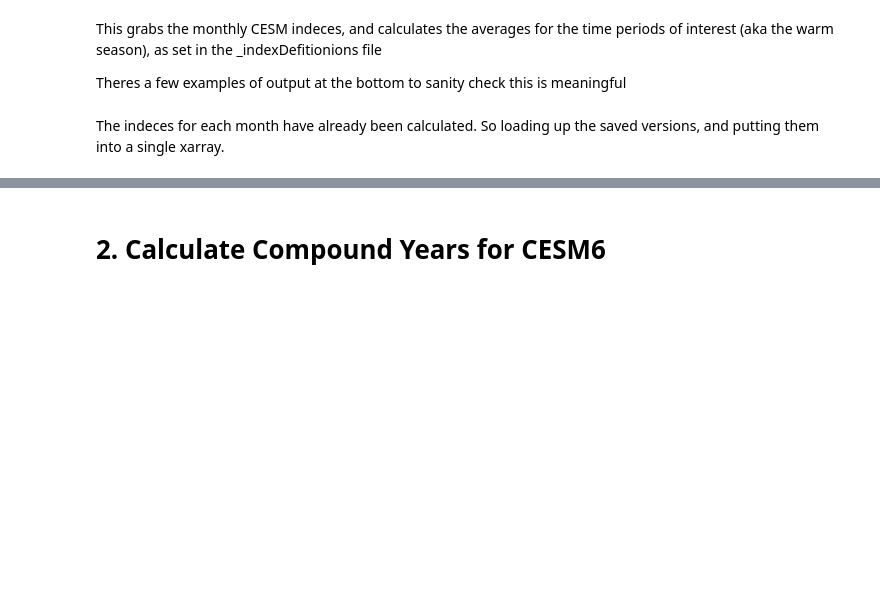
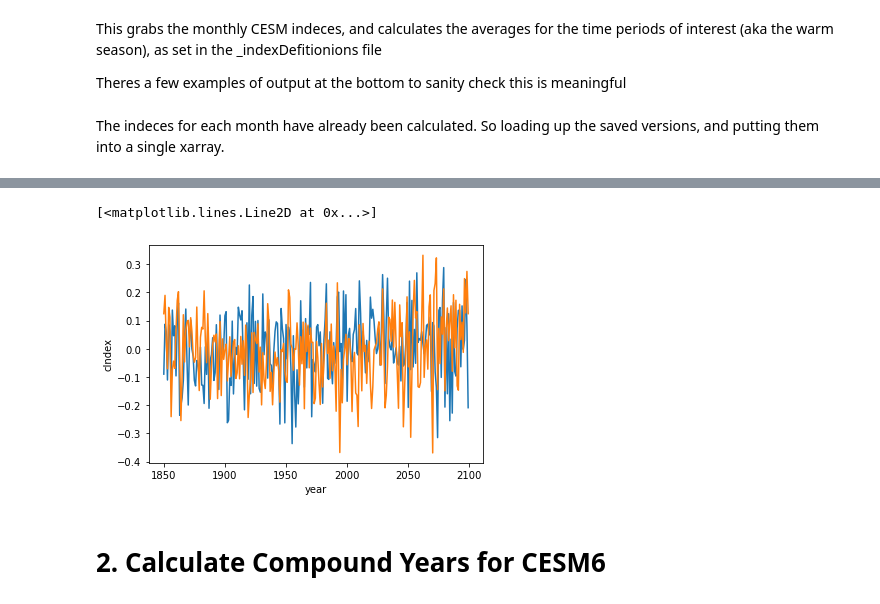
Before and after one commit to anton-seaice/compound, a Jupyter notebook: cmipECIndeces.ipynb, the cells around one changed output, grey strips where cells are left out. Saved outputs shown, nothing was run; the diff lists cells and outputs as text; code cells hidden in the pictures; blank space fills up the shorter version.

```diff
--- a/cmipECIndeces.ipynb
+++ b/cmipECIndeces.ipynb
@@ -246,3 +262,9 @@ std.plot()
+# %%
+meanE.plot()
+meanC.plot()
+# %% [output]
+[<matplotlib.lines.Line2D at 0x...>]
+[figure, added]
 # %% [markdown]
 # 2. Calculate Compound Years for CESM6
 # %% [markdown]
```
Also changed, not shown: parts of 31 cells of this notebook, 36 other files.
